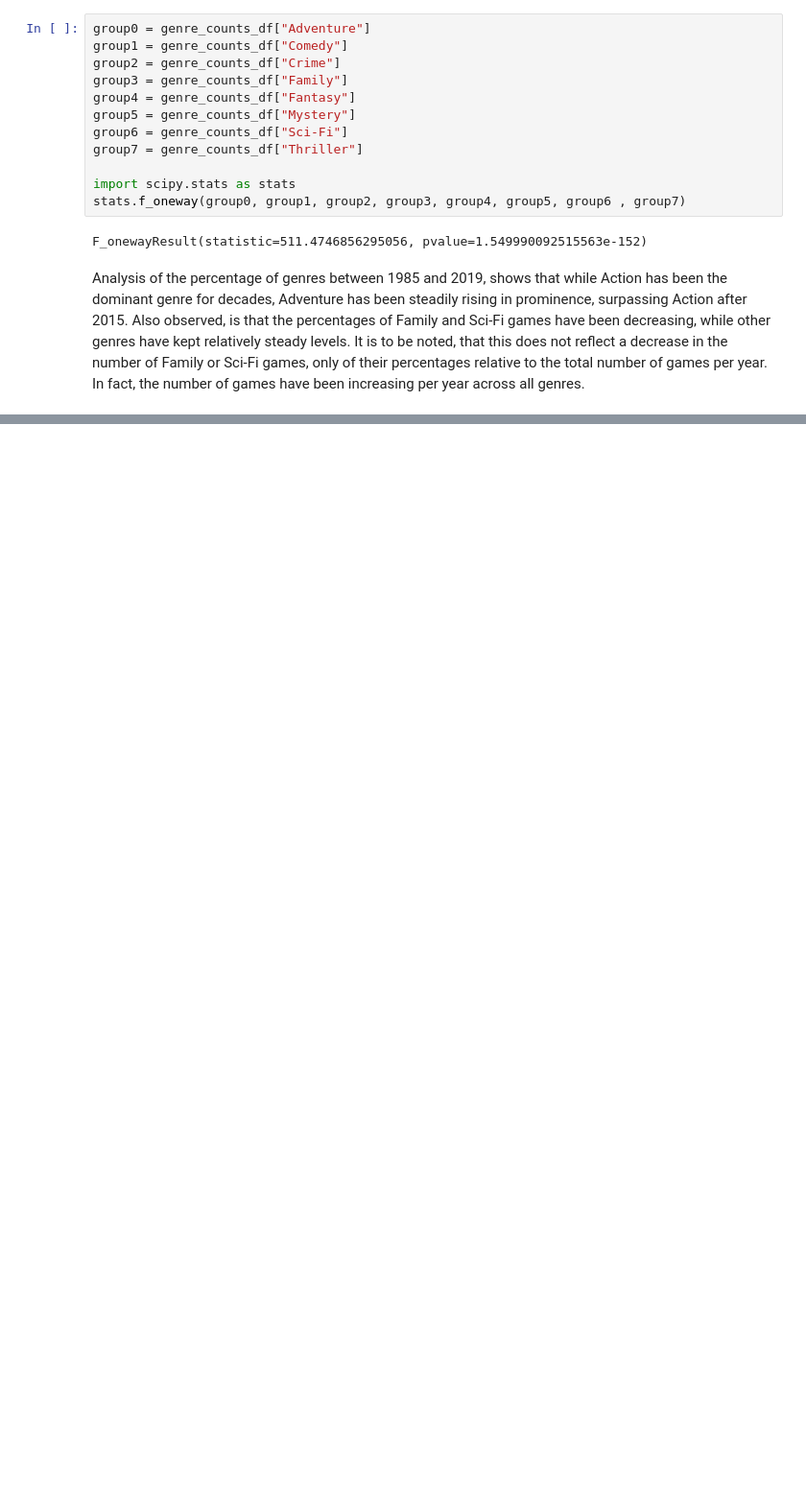
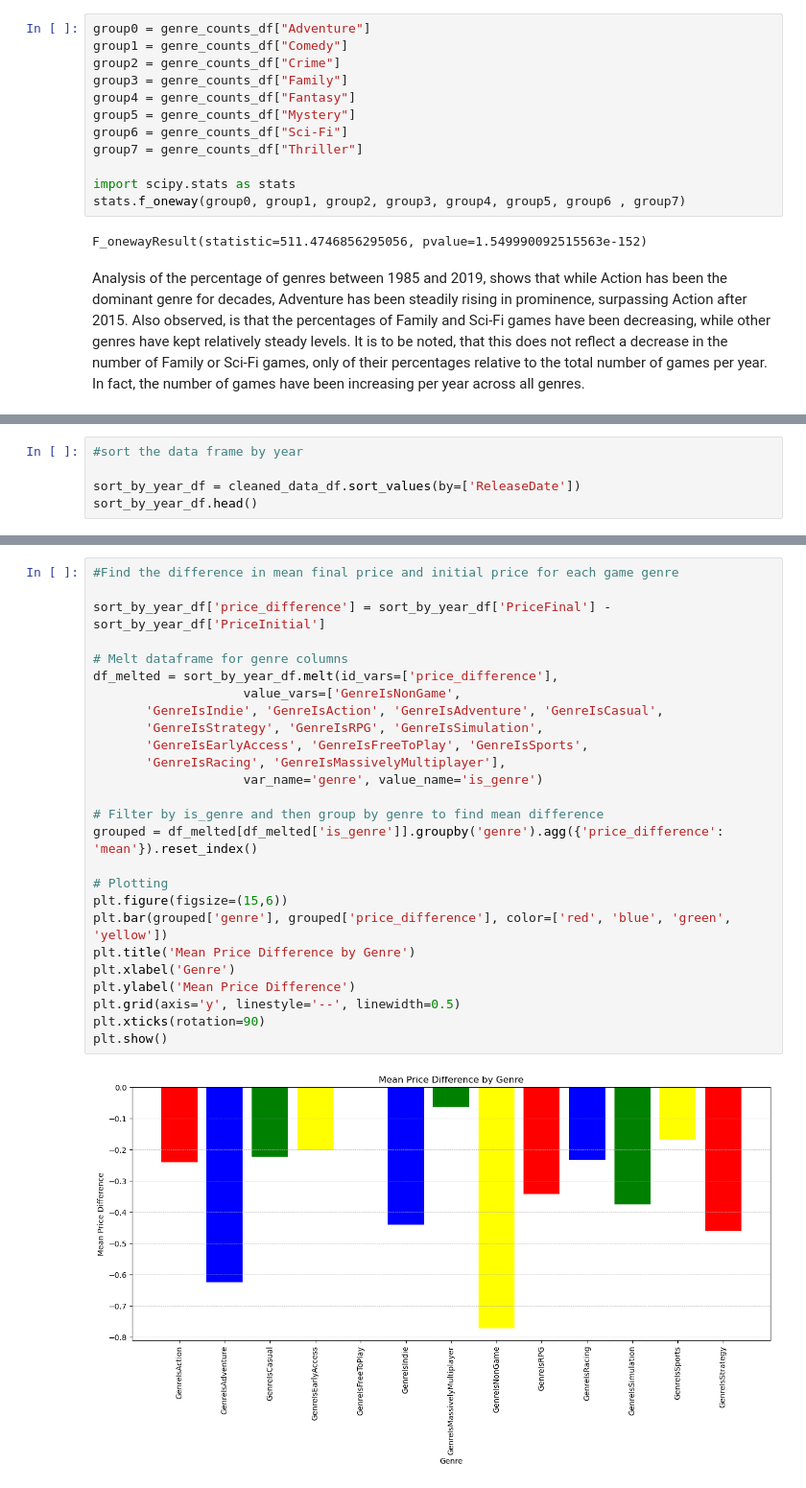
Before and after one commit to nardyjh/Project1-Group7, a Jupyter notebook: project1_Group7_game.ipynb, the cells around one changed output, grey strips where cells are left out. Shown at 96% size. Cells and saved outputs as stored; diff of their text form; blank space fills up the shorter version.

```diff
--- a/project1_Group7_game.ipynb
+++ b/project1_Group7_game.ipynb
@@ -583,0 +717,5 @@ Also observed, is that the percentages of Family and Sci-Fi games have been decr
+# %%
+#sort the data frame by year
+
+sort_by_year_df = cleaned_data_df.sort_values(by=['ReleaseDate'])
+sort_by_year_df.head()
@@ -583,0 +730,28 @@ Also observed, is that the percentages of Family and Sci-Fi games have been decr
+# %%
+#Find the difference in mean final price and initial price for each game genre
+
+sort_by_year_df['price_difference'] = sort_by_year_df['PriceFinal'] - sort_by_year_df['PriceInitial']
+
+# Melt dataframe for genre columns
+df_melted = sort_by_year_df.melt(id_vars=['price_difference'],
+                    value_vars=['GenreIsNonGame',
+       'GenreIsIndie', 'GenreIsAction', 'GenreIsAdventure', 'GenreIsCasual',
+       'GenreIsStrategy', 'GenreIsRPG', 'GenreIsSimulation',
+       'GenreIsEarlyAccess', 'GenreIsFreeToPlay', 'GenreIsSports',
+       'GenreIsRacing', 'GenreIsMassivelyMultiplayer'],
+                    var_name='genre', value_name='is_genre')
+
+# Filter by is_genre and then group by genre to find mean difference
+grouped = df_melted[df_melted['is_genre']].groupby('genre').agg({'price_difference': 'mean'}).reset_index()
+
+# Plotting
+plt.figure(figsize=(15,6))
+plt.bar(grouped['genre'], grouped['price_difference'], color=['red', 'blue', 'green', 'yellow'])
+plt.title('Mean Price Difference by Genre')
+plt.xlabel('Genre')
+plt.ylabel('Mean Price Difference')
+plt.grid(axis='y', linestyle='--', linewidth=0.5)
+plt.xticks(rotation=90)
+plt.show()
+# %% [output]
+[figure, added]
```
Also changed, not shown: parts of 11 cells of this notebook, 3 other files.
